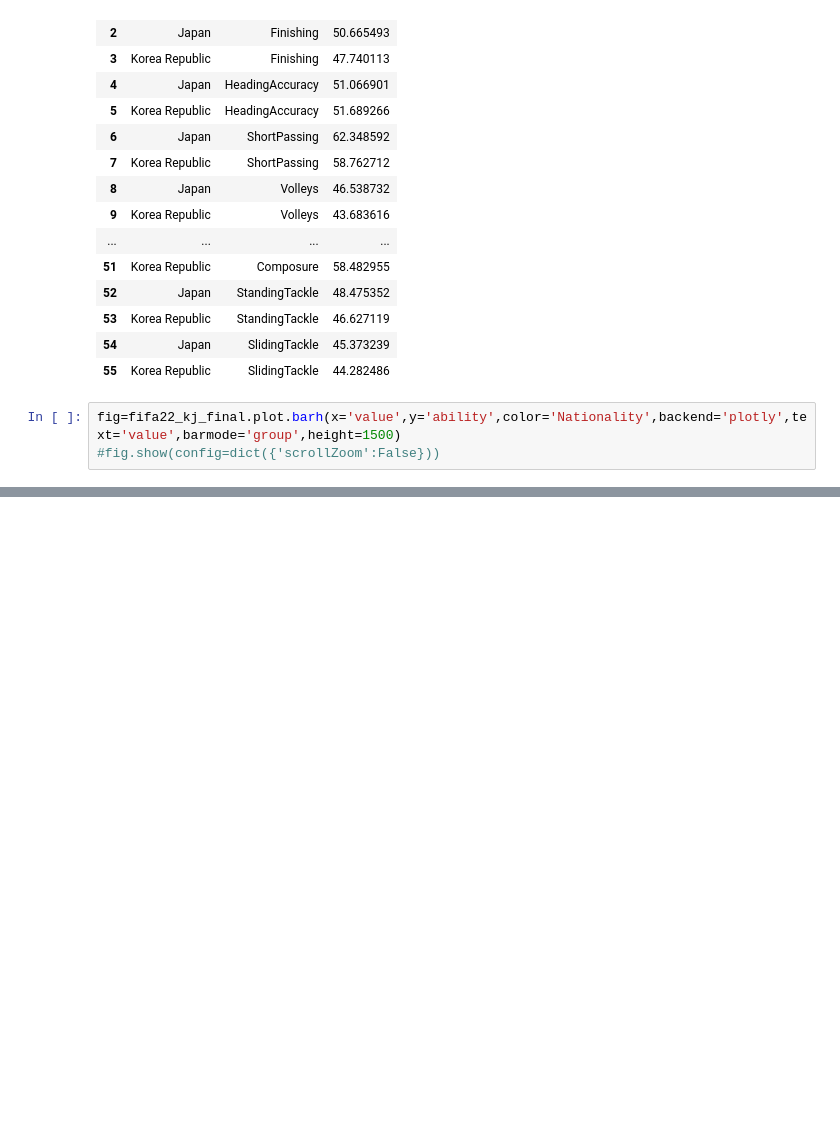
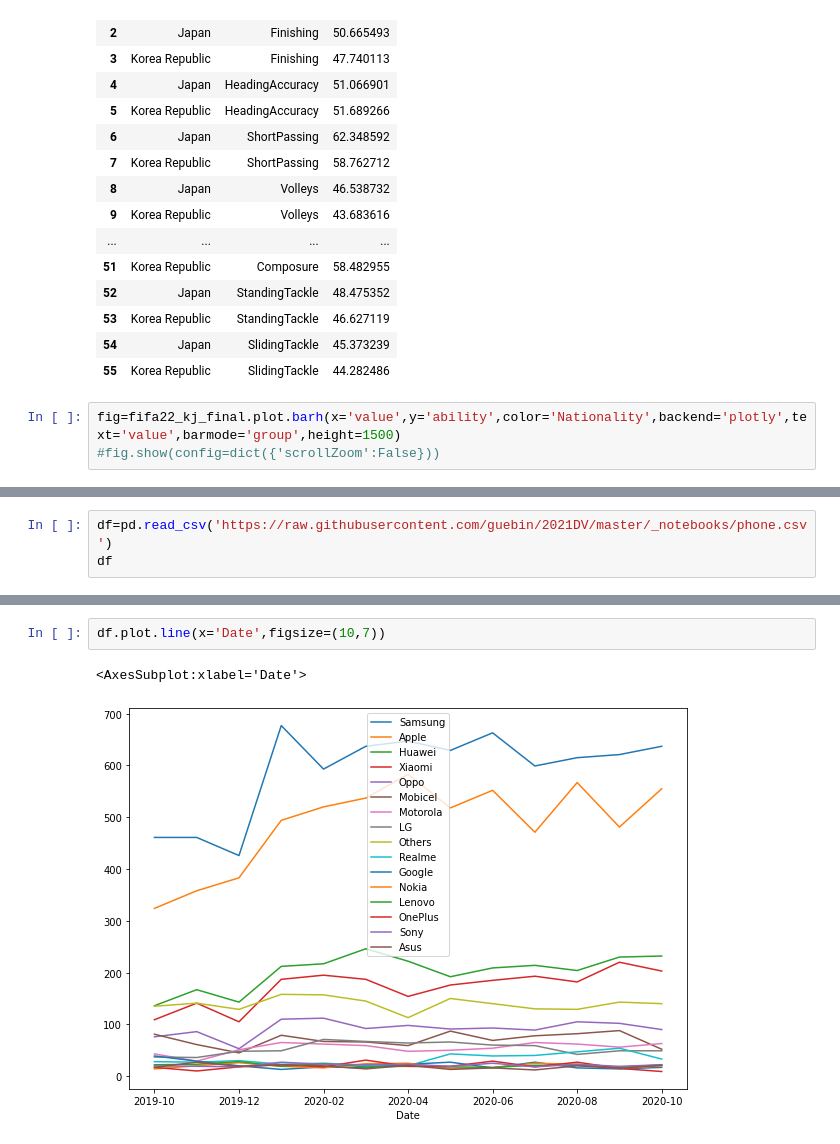
Before and after one commit to hsyliark/GSS-MBA-for-Big-Data, a Jupyter notebook: JBNU_Statistics_Ph.D/3rd semester/데이터시각화특강/기말평가/기말평가 예상문제 답안_ver2.ipynb, the cells around one changed output, grey strips where cells are left out. Saved outputs shown, nothing was run; the diff lists cells and outputs as text; blank space fills up the shorter version.

```diff
--- a/JBNU_Statistics_Ph.D/3rd semester/데이터시각화특강/기말평가/기말평가 예상문제 답안_ver2.ipynb
+++ b/JBNU_Statistics_Ph.D/3rd semester/데이터시각화특강/기말평가/기말평가 예상문제 답안_ver2.ipynb
@@ -644,0 +832,3 @@ fig=fifa22_kj_final.plot.barh(x='value',y='ability',color='Nationality',backend=
+# %%
+df=pd.read_csv('https://raw.githubusercontent.com/guebin/2021DV/master/_notebooks/phone.csv')
+df
@@ -644,0 +864,5 @@ fig=fifa22_kj_final.plot.barh(x='value',y='ability',color='Nationality',backend=
+# %%
+df.plot.line(x='Date',figsize=(10,7))
+# %% [output]
+<AxesSubplot:xlabel='Date'>
+[figure, added]
```
Also changed, not shown: parts of 57 cells of this notebook, 1 other file.
